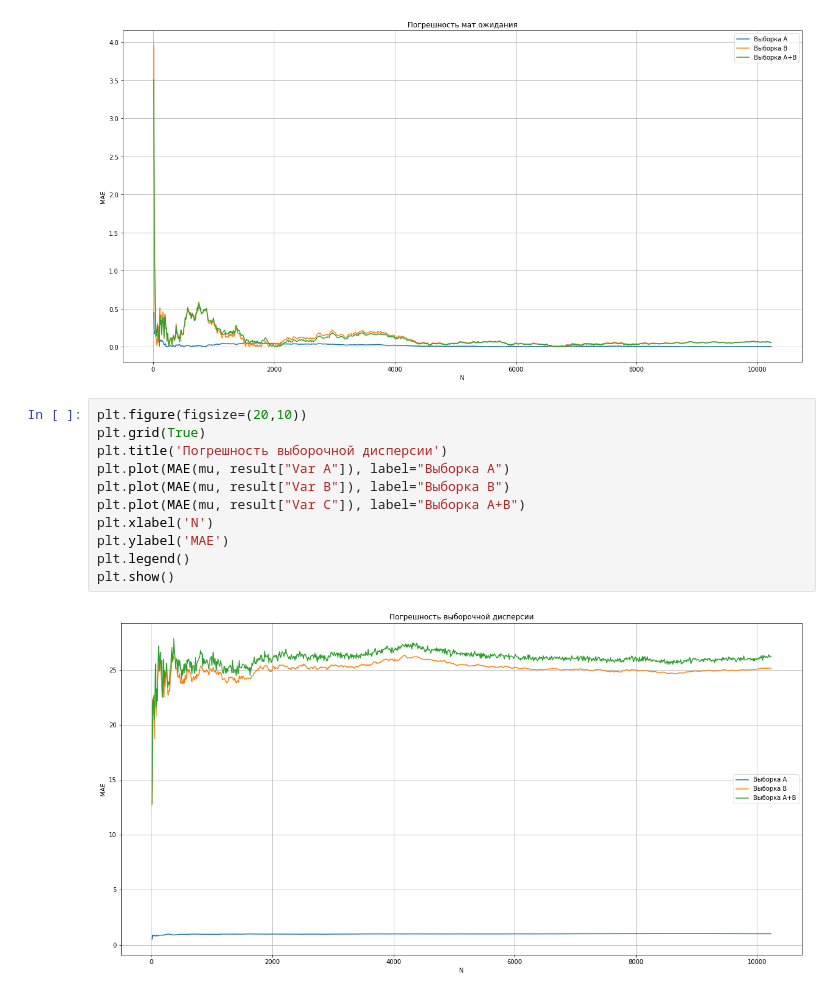
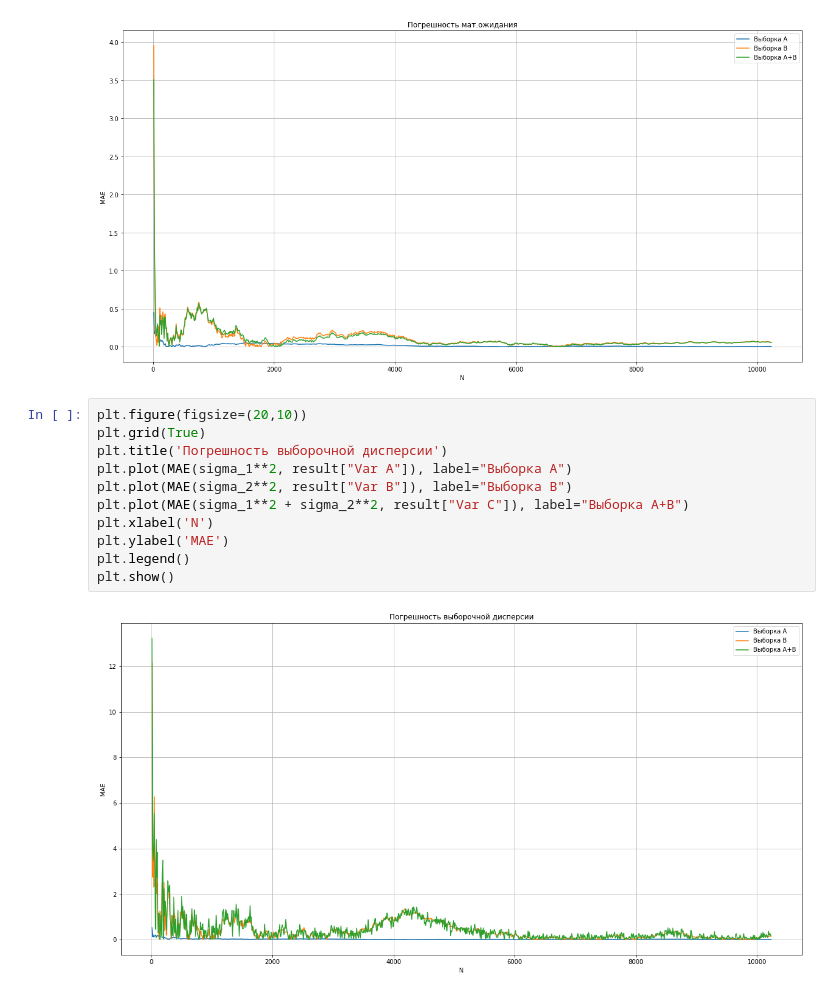
Before and after one commit to AsciiShell/matlab_course, a Jupyter notebook: Module 4/lab_02/Lab_02.ipynb, the cells around one changed output. Cells and saved outputs as stored; diff of their text form.

```diff
--- a/Module 4/lab_02/Lab_02.ipynb
+++ b/Module 4/lab_02/Lab_02.ipynb
@@ -117,13 +104,13 @@ plt.show()
 # %%
 plt.figure(figsize=(20,10))
 plt.grid(True)
 plt.title('Погрешность выборочной дисперсии')
-plt.plot(MAE(mu, result["Var A"]), label="Выборка A")
-plt.plot(MAE(mu, result["Var B"]), label="Выборка B")
-plt.plot(MAE(mu, result["Var C"]), label="Выборка A+B")
+plt.plot(MAE(sigma_1**2, result["Var A"]), label="Выборка A")
+plt.plot(MAE(sigma_2**2, result["Var B"]), label="Выборка B")
+plt.plot(MAE(sigma_1**2 + sigma_2**2, result["Var C"]), label="Выборка A+B")
 plt.xlabel('N')
 plt.ylabel('MAE')
 plt.legend()
 plt.show()
 # %% [output]
-[figure, old version]
+[figure, new version]
```
Also changed, not shown: parts of 1 cell of this notebook.
